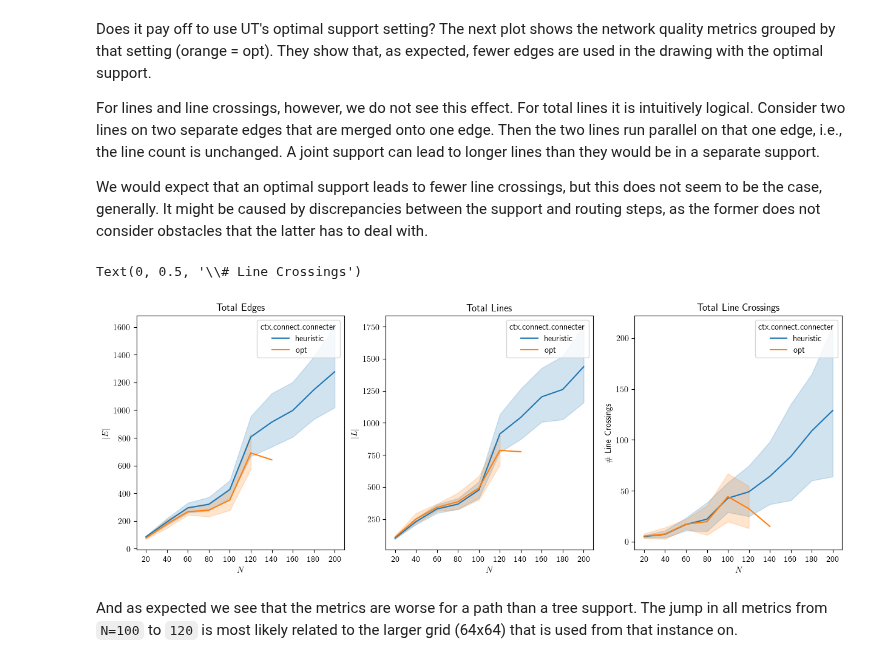
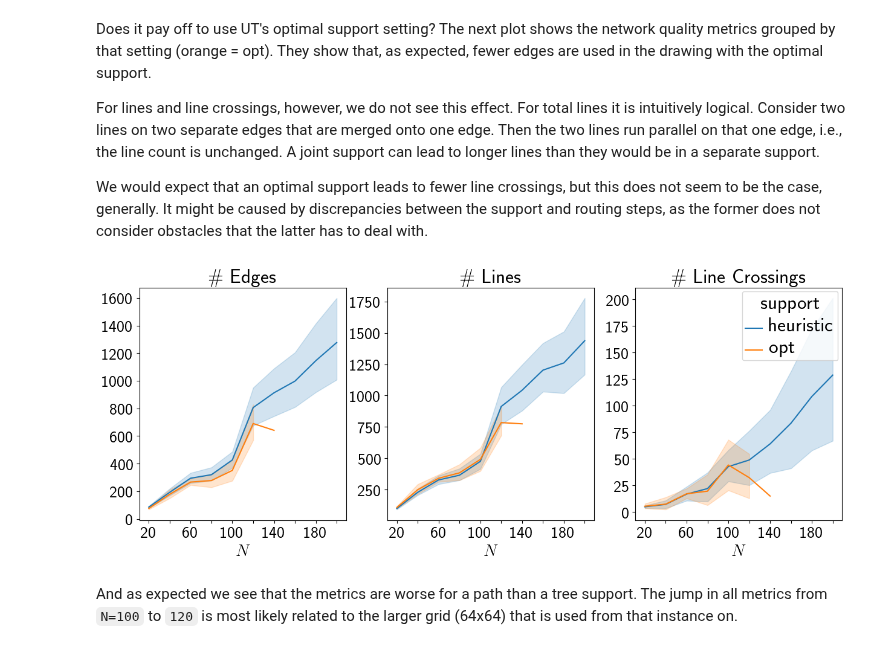
Before and after one commit to npiccolotto/undrground-tubes, a Jupyter notebook: designspace-result/merge.ipynb, the cells around one changed output. Cells and saved outputs as stored; diff of their text form; code cells hidden in the pictures.

```diff
--- a/designspace-result/merge.ipynb
+++ b/designspace-result/merge.ipynb
@@ -318,30 +318,51 @@ We would expect that an optimal support leads to fewer line crossings, but this
 # %%
 fig, axes = plt.subplots(1, 3, sharex=True, figsize=(15,5))
 
 good_runs = df[(df["success"] == True)].sort_values('dataset')
 
 axes[0].set_title('Total Edges')
 axes[1].set_title('Total Lines')
 axes[2].set_title('Total Line Crossings')
 
-sns.lineplot(data=good_runs, x="dataset", y="metrics[0].total_edges", hue="ctx.connect.connecter", ax=axes[0])
-sns.lineplot(data=good_runs, x="dataset", y="metrics[0].total_lines", hue="ctx.connect.connecter", ax=axes[1])
+sns.lineplot(data=good_runs, x="dataset", y="metrics[0].total_edges", hue="ctx.connect.connecter", ax=axes[0], legend=None)
+sns.lineplot(data=good_runs, x="dataset", y="metrics[0].total_lines", hue="ctx.connect.connecter", ax=axes[1], legend=None)
 sns.lineplot(data=good_runs, x="dataset", y="metrics[0].total_line_crossings", hue="ctx.connect.connecter", ax=axes[2])
 
-labels = range(20,201, 20)
+labels = list(range(20,201, 20))
 
-axes[0].set_xticklabels(labels)
-axes[1].set_xticklabels(labels)
-axes[2].set_xticklabels(labels)
-axes[0].set_xlabel("$N$")
-axes[1].set_xlabel("$N$")
-axes[2].set_xlabel("$N$")
-axes[0].set_ylabel("$|E|$")
-axes[1].set_ylabel("$|L|$")
-axes[2].set_ylabel("\# Line Crossings")
+axes[0].set_title('\# Edges', fontsize=24)
+axes[1].set_title('\# Lines', fontsize=24)
+axes[2].set_title('\# Line Crossings', fontsize=24)
+
+axes[2].get_legend().set_title("support")
+plt.setp(axes[2].get_legend().get_texts(), fontsize='24') # for legend text
+plt.setp(axes[2].get_legend().get_title(), fontsize='24') # for legend title
+
+for i in range(len(labels)):
+    if i % 2 == 1:
+        labels[i] = ""
+
+axes[0].set_xticklabels(labels, fontsize=20)
+axes[1].set_xticklabels(labels, fontsize=20)
+axes[2].set_xticklabels(labels, fontsize=20)
+axes[0].set_ylabel("")
+axes[1].set_ylabel("")
+axes[2].set_ylabel("")
+
+axes[0].set_yticklabels(["%.0f" % i for i in axes[0].get_yticks()], fontsize = 20)
+axes[1].set_yticklabels(["%.0f" % i for i in axes[1].get_yticks()], fontsize = 20)
+axes[2].set_yticklabels(["%.0f" % i for i in axes[2].get_yticks()], fontsize = 20)
+
+axes[0].set_xticklabels(labels, fontsize=20)
+axes[1].set_xticklabels(labels, fontsize=20)
+axes[2].set_xticklabels(labels, fontsize=20)
+axes[0].set_xlabel("$N$", fontsize=20)
+axes[1].set_xlabel("$N$", fontsize=20)
+axes[2].set_xlabel("$N$", fontsize=20)
+
+fig.savefig(f"network.pdf", bbox_inches = "tight")
 # %% [output]
-Text(0, 0.5, '\\# Line Crossings')
-[figure, old version]
+[figure, new version]
 # %% [markdown]
 And as expected we see that the metrics are worse for a path than a tree support. The jump in all metrics from `N=100` to `120` is most likely related to the larger grid (64x64) that is used from that instance on.
 # %%
```
Also changed, not shown: parts of 1 cell of this notebook, 5 other files.
